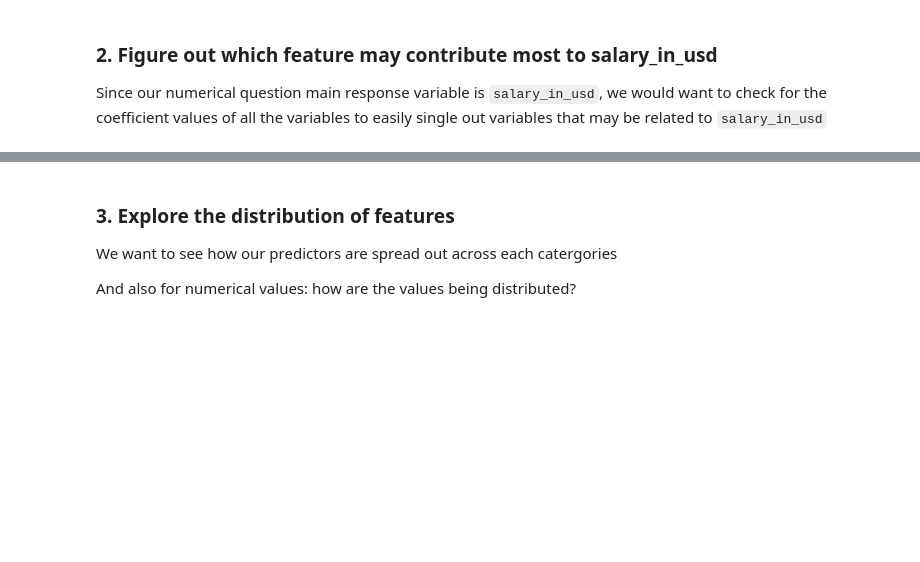
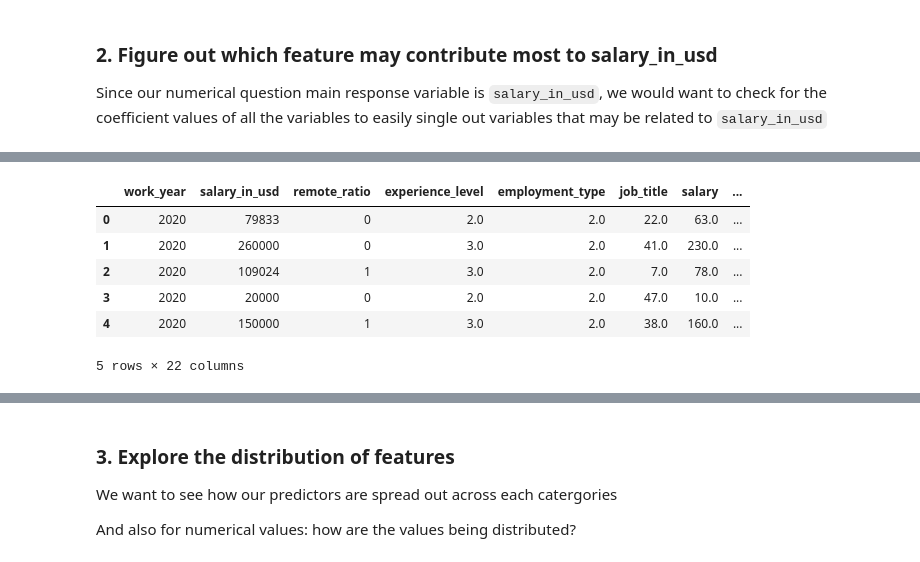
Before and after one commit to legitaxes/sc1015-mini_assignment, a Jupyter notebook: EDA-of-Dataset.ipynb, the cells around one changed output, grey strips where cells are left out. Drawn from its saved outputs; the diff is of its cells as text; code cells hidden in the pictures; blank space fills up the shorter version.

```diff
--- a/EDA-of-Dataset.ipynb
+++ b/EDA-of-Dataset.ipynb
@@ -93,0 +74,21 @@ plt.show()
+# %%
+from sklearn.preprocessing import OrdinalEncoder
+
+
+num_attribs = ['work_year', 'salary_in_usd', 'remote_ratio']
+cat_attribs = [dsdata.columns[i] for i in range(len(dsdata.columns)) if dsdata.columns[i] not in num_attribs]
+num_df = dsdata[num_attribs]
+cat_df = dsdata[cat_attribs]
+ordinal_enc = OrdinalEncoder()
+cat_df_enc = ordinal_enc.fit_transform(cat_df)
+cat_enc_df = pd.DataFrame(data=cat_df_enc, columns=cat_attribs)
+enc_df = num_df.join(cat_enc_df)
+enc_df.head()
+# %% [output]
+|  | work_year | salary_in_usd | remote_ratio | experience_level | employment_type | job_title | salary | ... |
+| 0 | 2020 | 79833 | 0 | 2.0 | 2.0 | 22.0 | 63.0 | ... |
+| 1 | 2020 | 260000 | 0 | 3.0 | 2.0 | 41.0 | 230.0 | ... |
+| 2 | 2020 | 109024 | 1 | 3.0 | 2.0 | 7.0 | 78.0 | ... |
+| 3 | 2020 | 20000 | 0 | 2.0 | 2.0 | 47.0 | 10.0 | ... |
+| 4 | 2020 | 150000 | 1 | 3.0 | 2.0 | 38.0 | 160.0 | ... |
+5 rows × 22 columns
```
Also changed, not shown: parts of 3 cells of this notebook.
